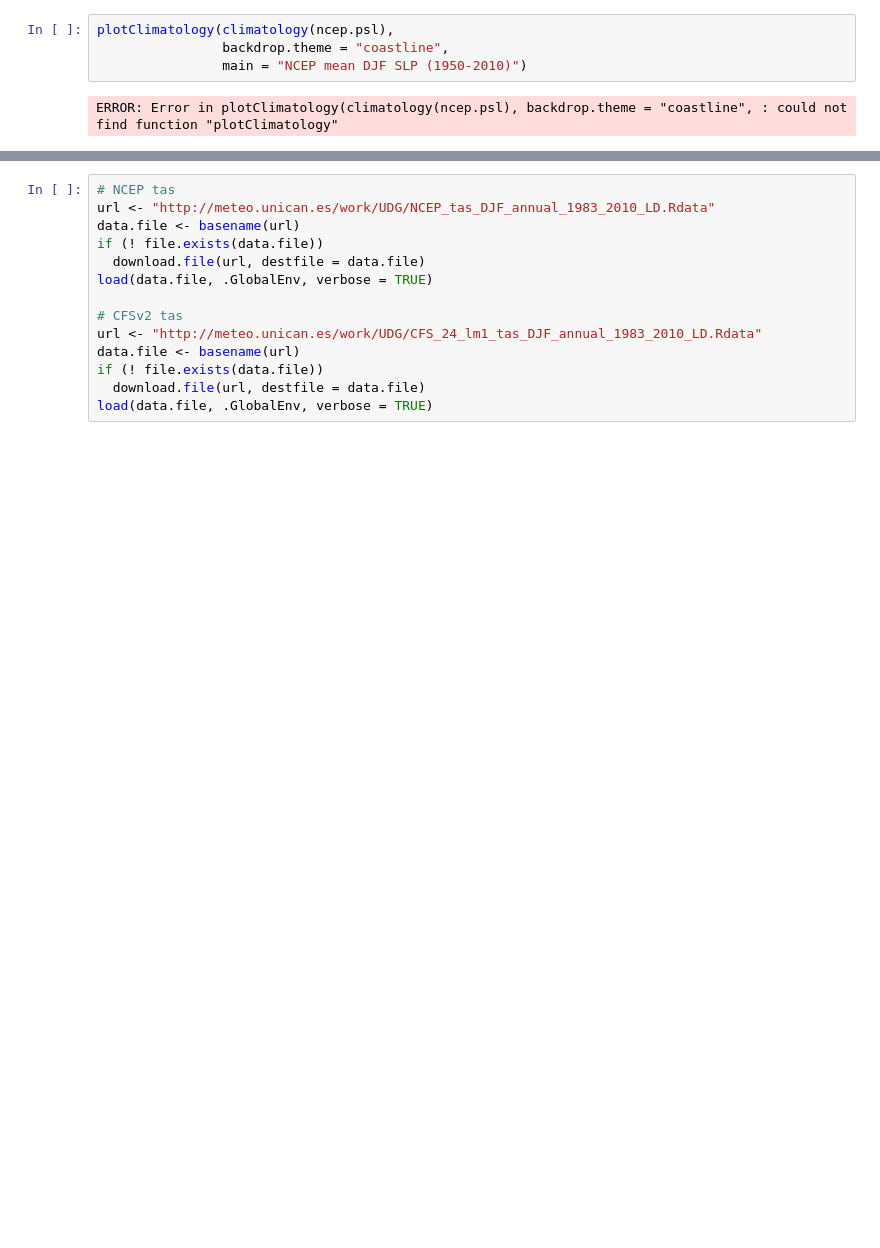
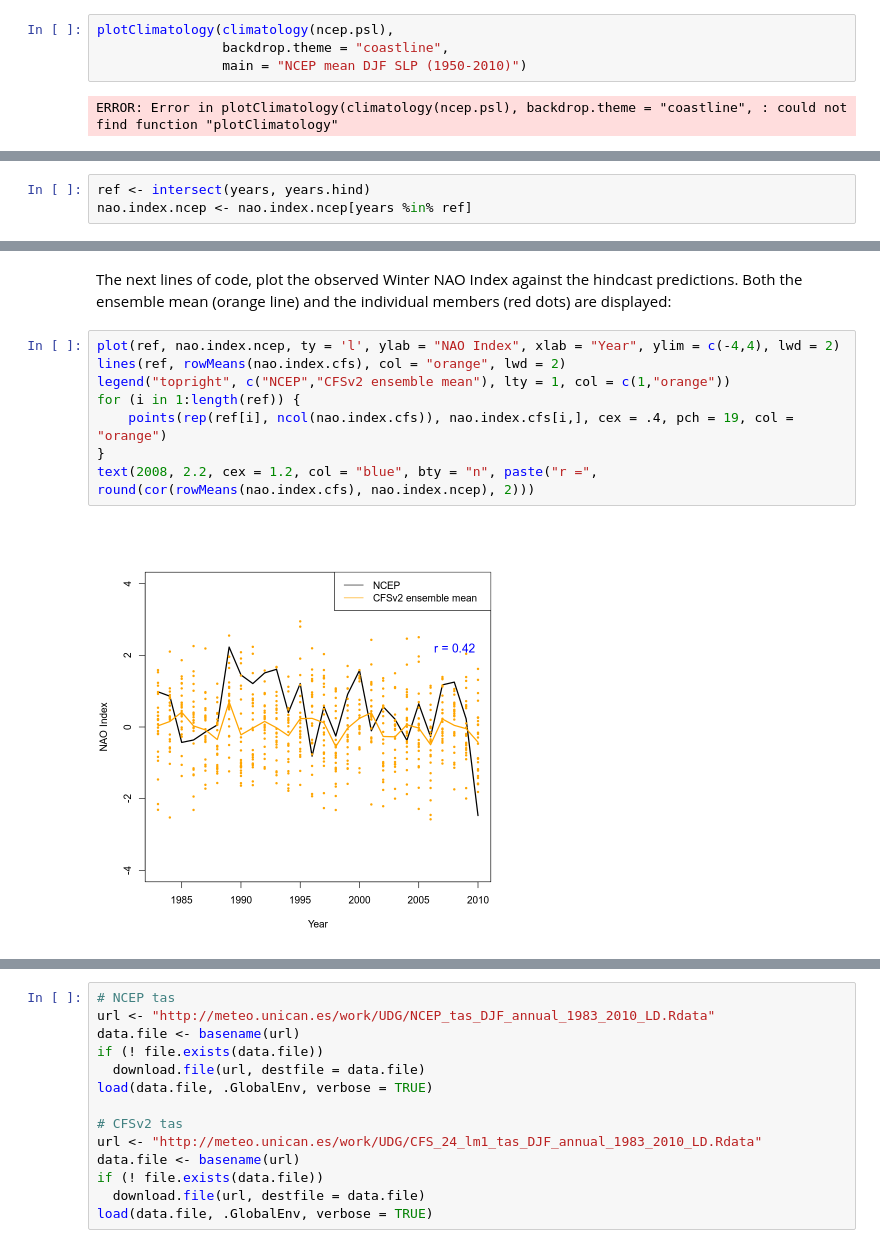
Before and after one commit to SantanderMetGroup/training-climate4r, a Jupyter notebook: 05_Seasonal_forecasting/05_Seasonal_forecasting.ipynb, the cells around one changed output, grey strips where cells are left out. Saved outputs shown, nothing was run; the diff lists cells and outputs as text; blank space fills up the shorter version.

```diff
--- a/05_Seasonal_forecasting/05_Seasonal_forecasting.ipynb
+++ b/05_Seasonal_forecasting/05_Seasonal_forecasting.ipynb
@@ -355,0 +303,3 @@ mtext(paste0("Boostrapped Corr (", R, " replicates)"))
+# %%
+ref <- intersect(years, years.hind)
+nao.index.ncep <- nao.index.ncep[years %in% ref]
@@ -355,0 +312,12 @@ mtext(paste0("Boostrapped Corr (", R, " replicates)"))
+# %% [markdown]
+The next lines of code, plot the observed Winter NAO Index against the hindcast predictions. Both the ensemble mean (orange line) and the individual members (red dots) are displayed:
+# %%
+plot(ref, nao.index.ncep, ty = 'l', ylab = "NAO Index", xlab = "Year", ylim = c(-4,4), lwd = 2)
+lines(ref, rowMeans(nao.index.cfs), col = "orange", lwd = 2)
+legend("topright", c("NCEP","CFSv2 ensemble mean"), lty = 1, col = c(1,"orange"))
+for (i in 1:length(ref)) {
+    points(rep(ref[i], ncol(nao.index.cfs)), nao.index.cfs[i,], cex = .4, pch = 19, col = "orange")
+}
+text(2008, 2.2, cex = 1.2, col = "blue", bty = "n", paste("r =", round(cor(rowMeans(nao.index.cfs), nao.index.ncep), 2)))
+# %% [output]
+[figure, added]
```
Also changed, not shown: parts of 78 cells of this notebook.
